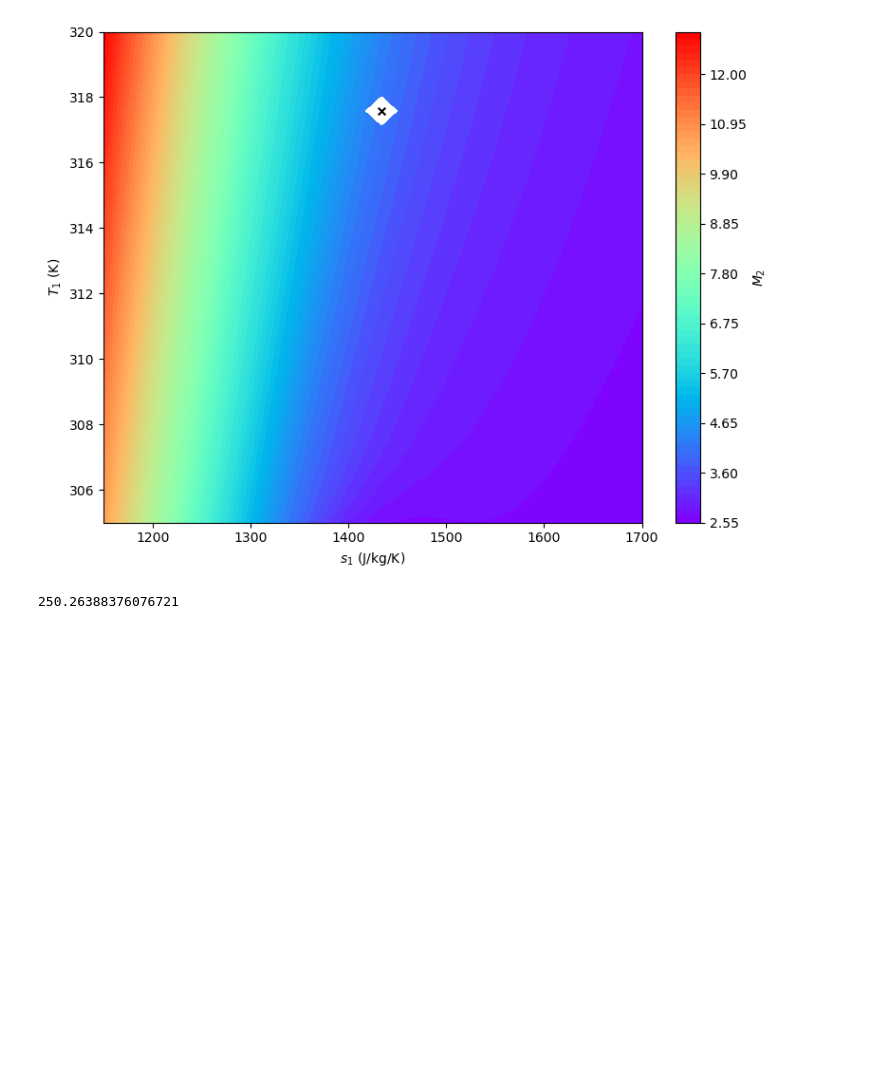
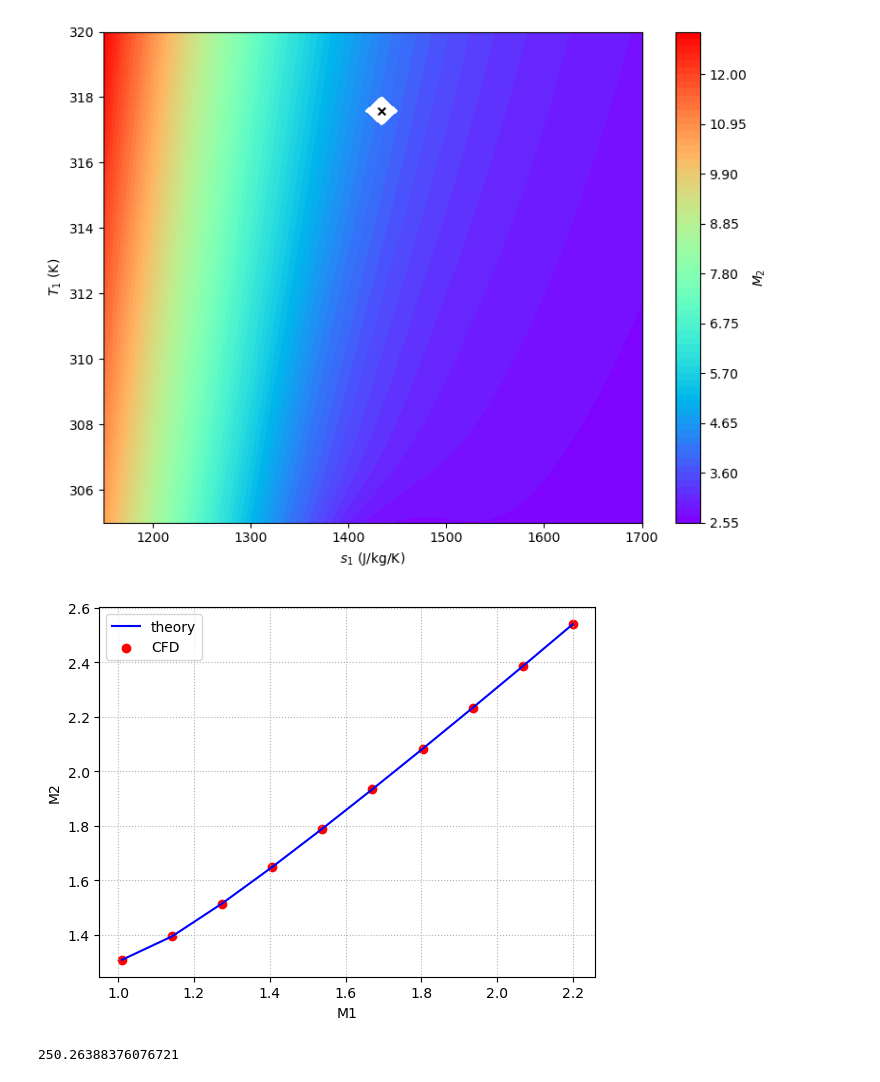
Before and after one commit to Yingfangeng/Real_gas_Prandtl_Meyer, a Jupyter notebook: visualisation.ipynb, the cells around one changed output. Saved outputs shown, nothing was run; the diff lists cells and outputs as text; code cells hidden in the pictures; blank space fills up the shorter version.

```diff
--- a/visualisation.ipynb
+++ b/visualisation.ipynb
@@ -19,6 +19,10 @@ print(S_c)
 plot_downstream_mach_number('real_gas_PM_result_bisection_parallel.csv')
 # %% [output]
 [figure]
+# %%
+compare_theory_and_CFD('real_gas_PM_dataset/real_gas_PM_result_for_CFD.csv', 'real_gas_PM_dataset/Real_gas_PM_CFD.csv')
+# %% [output]
+[figure, added]
 # %%
 #   Total Temperature = 314.78 [K]
 # END
```
Also changed, not shown: 3 other files.
